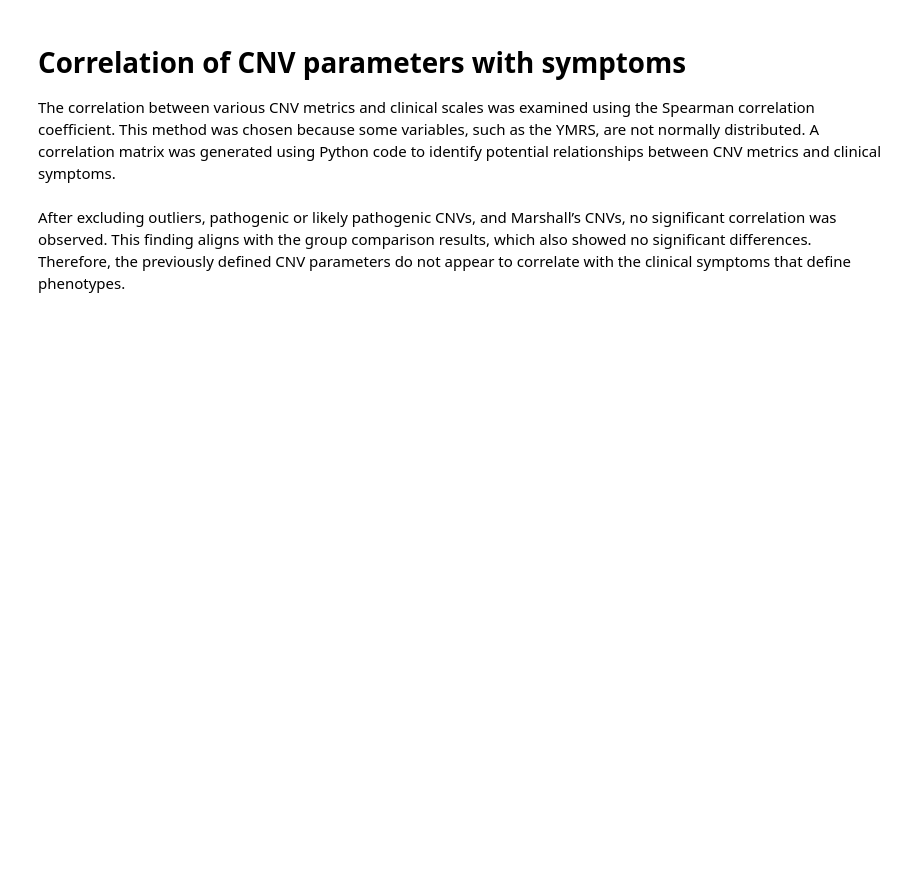
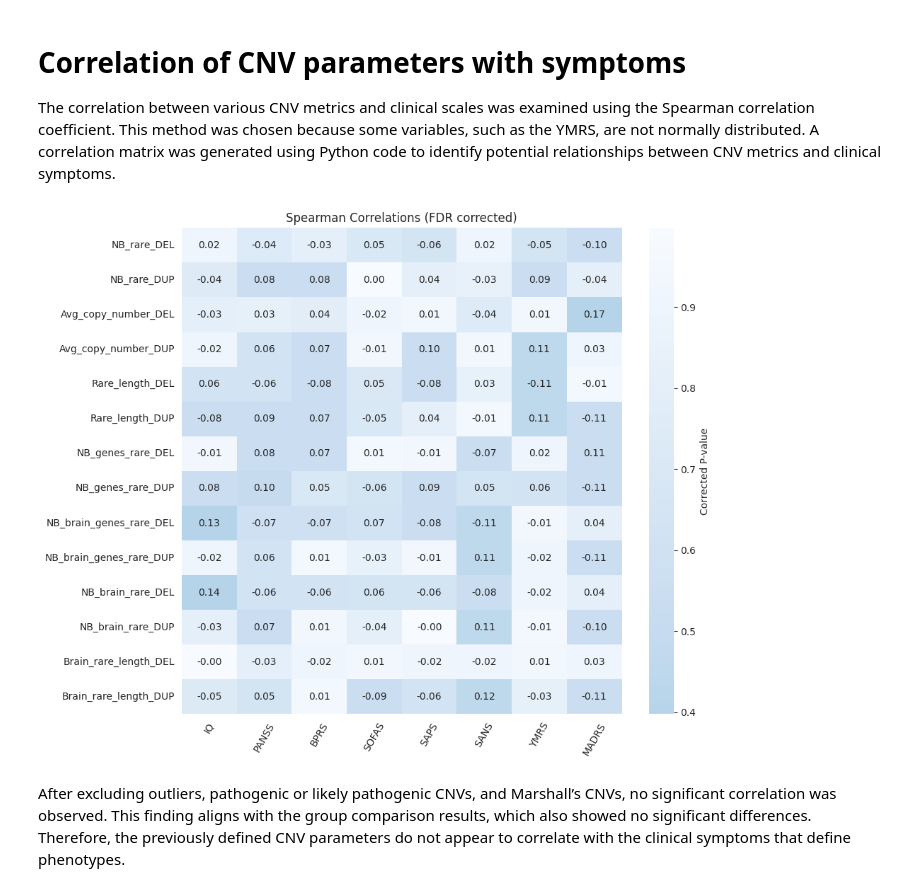
Before and after one commit to zhukovanadezhda/cnv-psychosis, a Jupyter notebook: notebooks/test_correlation_with_symptoms.ipynb, the cells around one changed output. Cells and saved outputs as stored; diff of their text form; code cells hidden in the pictures; blank space fills up the shorter version.

```diff
--- a/notebooks/test_correlation_with_symptoms.ipynb
+++ b/notebooks/test_correlation_with_symptoms.ipynb
@@ -22,8 +22,9 @@ df = df[df['ID'] != 'S36958']
 df = df[df['ID'] != 'S36981']
 
 # Set inf values to 0
-inf_mask = np.isinf(df[['Avg_copy_number_DEL']])
+inf_mask = np.isinf(df[['Avg_copy_number_DEL', 'Avg_quality_DEL']])
 df.loc[inf_mask['Avg_copy_number_DEL'], 'Avg_copy_number_DEL'] = 0
+df.loc[inf_mask['Avg_quality_DEL'], 'Avg_quality_DEL'] = 0
 # %%
 # Define constants
 GENETICS = [
@@ -33,11 +34,7 @@ GENETICS = [
     'NB_genes_rare_DEL', 'NB_genes_rare_DUP',
     'NB_brain_genes_rare_DEL', 'NB_brain_genes_rare_DUP',
     'NB_brain_rare_DEL', 'NB_brain_rare_DUP',
-    'Brain_rare_length_DEL', 'Brain_rare_length_DUP',
-    'NB_long_rare_DEL', 'NB_long_rare_DUP',
-    'Long_rare_length_DEL', 'Long_rare_length_DUP',
-    'NB_long_brain_rare_DEL', 'NB_long_brain_rare_DUP',
-    'Long_brain_rare_length_DEL', 'Long_brain_rare_length_DUP'
+    'Brain_rare_length_DEL', 'Brain_rare_length_DUP'
 ]
 CLINICS = ['IQ', 'PANSS', 'BPRS', 'SOFAS', 'SAPS', 'SANS', 'YMRS', 'MADRS']
 
@@ -65,32 +62,35 @@ p_values_corrected_df = pd.DataFrame(p_values_corrected_matrix,
                                      index=GENETICS, columns=CLINICS)
 correlation_df = pd.DataFrame(correlation_matrix,
                               index=GENETICS, columns=CLINICS)
 
 # Mask for significant values
 significant_mask = p_values_corrected_df < 0.05
 correlation_df_significant = correlation_df.where(significant_mask)
 
 # Plot heatmap
 plt.figure(figsize=(10, 8))
 sns.heatmap(p_values_corrected_df,
             annot=correlation_df,
             fmt=".2f",
             cmap='Blues_r',
             center=0,
             cbar_kws={'label': 'Corrected P-value'},
             mask=np.isnan(p_values_corrected_df))
 plt.xticks(rotation=60)
 plt.title('Spearman Correlations (FDR corrected)')
 
 # Highlight significant cells
 for i in range(len(GENETICS)):
     for j in range(len(CLINICS)):
         if significant_mask.iloc[i, j]:
             plt.gca().add_patch(plt.Rectangle((j, i), 1, 1,
                                               fill=False,
                                               edgecolor='#155289',
                                               lw=2))
+plt.tight_layout()
 plt.savefig("../graphs/correlation.png")
 plt.show()
+# %% [output]
+[figure, added]
 # %% [markdown]
 After excluding outliers, pathogenic or likely pathogenic CNVs, and Marshall’s CNVs, no significant correlation was observed. This finding aligns with the group comparison results, which also showed no significant differences. Therefore, the previously defined CNV parameters do not appear to correlate with the clinical symptoms that define phenotypes.
```
Also changed, not shown: 3 other files.
